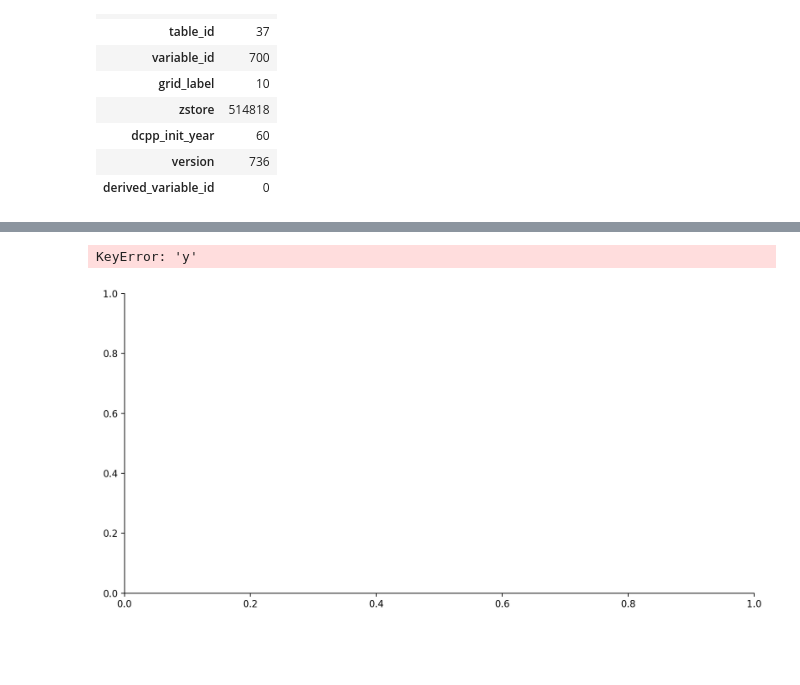
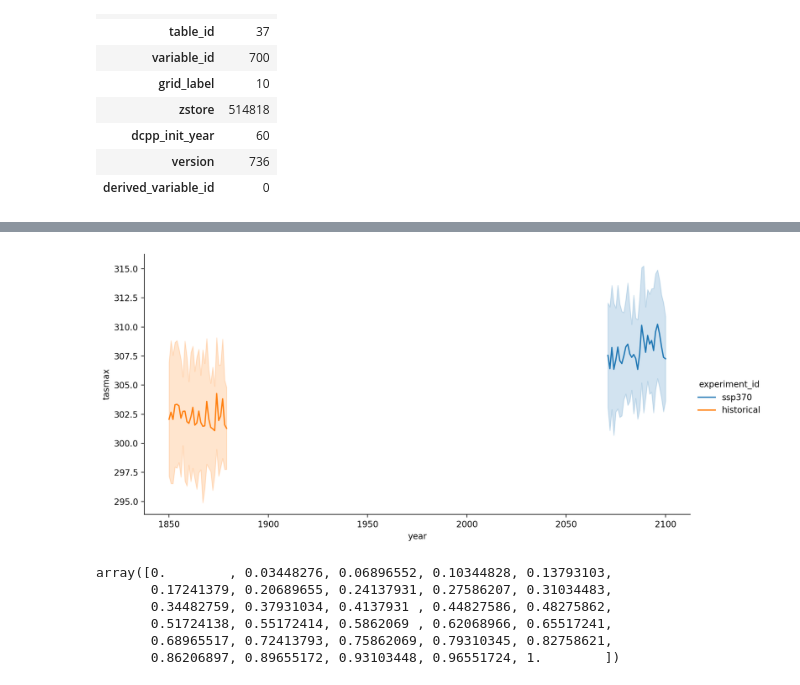
Before and after one commit to hrhampapura/moment_delta_mapping, a Jupyter notebook: lens_analysis/Aliasing-CMIP6.ipynb, the cells around one changed output, grey strips where cells are left out. Saved outputs shown, nothing was run; the diff lists cells and outputs as text; code cells hidden in the pictures; blank space fills up the shorter version.

```diff
--- a/lens_analysis/Aliasing-CMIP6.ipynb
+++ b/lens_analysis/Aliasing-CMIP6.ipynb
@@ -41,14 +41,14 @@ expts = ['ssp370','historical']
 cat = col.search(
     experiment_id=expts,
     table_id='day',
-    variable_id='tas',
+    variable_id='tasmax',
     #grid_label='gn'
 )
 
 query = dict(
     experiment_id=expts,
     table_id='day',
-    variable_id=['tas'],
+    variable_id=['tasmax'],
     member_id = 'r1i1p1f1',
 )
 
@@ -126,5 +126,5 @@ Wall time: 13.4 s
 # %%
-def extract_july30_data(ds, chicago_lat=41.88, chicago_lon=(360-87.6298)%360, buffer=1):
+def extract_july30_data(ds, chicago_lat=41.88, chicago_lon=(360-87.6298)%360, buffer=0):
     """
     Extract data for July 30 from the dataset 'ds' for specific time and spatial range.
 
@@ -143,8 +143,8 @@ def extract_july30_data(ds, chicago_lat=41.88, chicago_lon=(360-87.6298)%360, bu
     subset = ds.sel(
         time=((ds['time.year'] >= 1850) & (ds['time.year'] <= 1879)) |
               ((ds['time.year'] >= 2071) & (ds['time.year'] <= 2100)),
-        lat=slice(chicago_lat - buffer, chicago_lat + buffer),
-        lon=slice(chicago_lon - buffer, chicago_lon + buffer)
+        lat=chicago_lat,
+        lon=chicago_lon,method='nearest'
     )
 
     # Check and deal with different datetime types
@@ -223,8 +223,8 @@ Data variables:
     version_id:             v20191108
 # %%
 #Select data for specific location to plot
-df_loc = final_ds.sel(lat=chicago_LAT,lon=chicago_LON,method='nearest').to_dataframe().reset_index()
+df_loc = final_ds.to_dataframe().reset_index()
 df_eoc = final_ds.sel(experiment_id='ssp370').sel(year= slice(2071,2100)).to_dataframe().reset_index()
 df_pi  = final_ds.sel(experiment_id='historical').sel(year= slice(1850,1879)).to_dataframe().reset_index()
-df_loc.head()
+df_loc
 # %% [output]
@@ -252,0 +278,3 @@ df_pi
+# %%
+df_loc = df_loc.dropna()
+df_loc
@@ -253,6 +295,15 @@ df_pi
 # %%
-sns.relplot(data=df_loc,x="year", y="tas", hue='experiment_id',
+sns.relplot(data=df_loc,x="year", y="tasmax", hue='experiment_id',
             kind="line", errorbar="sd", aspect=2);
 # %% [output]
-KeyError: 'y'
-[figure, old version]
+[figure, new version]
+# %%
+quantiles = np.linspace(0,1.0,30)
+quantiles
+# %% [output]
+array([0.        , 0.03448276, 0.06896552, 0.10344828, 0.13793103,
+       0.17241379, 0.20689655, 0.24137931, 0.27586207, 0.31034483,
+       0.34482759, 0.37931034, 0.4137931 , 0.44827586, 0.48275862,
+       0.51724138, 0.55172414, 0.5862069 , 0.62068966, 0.65517241,
+       0.68965517, 0.72413793, 0.75862069, 0.79310345, 0.82758621,
+       0.86206897, 0.89655172, 0.93103448, 0.96551724, 1.        ])
```
Also changed, not shown: parts of 21 cells of this notebook, 1 other file.
